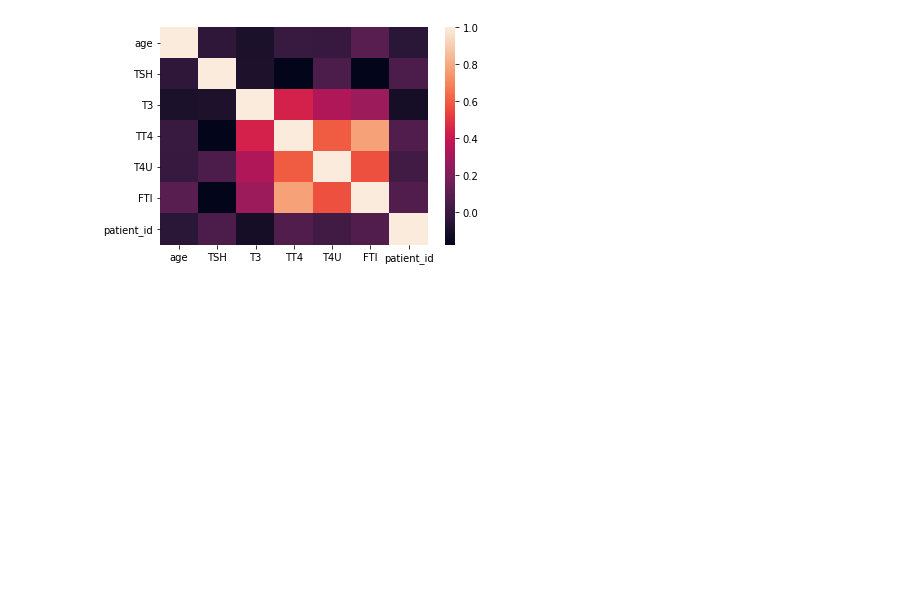
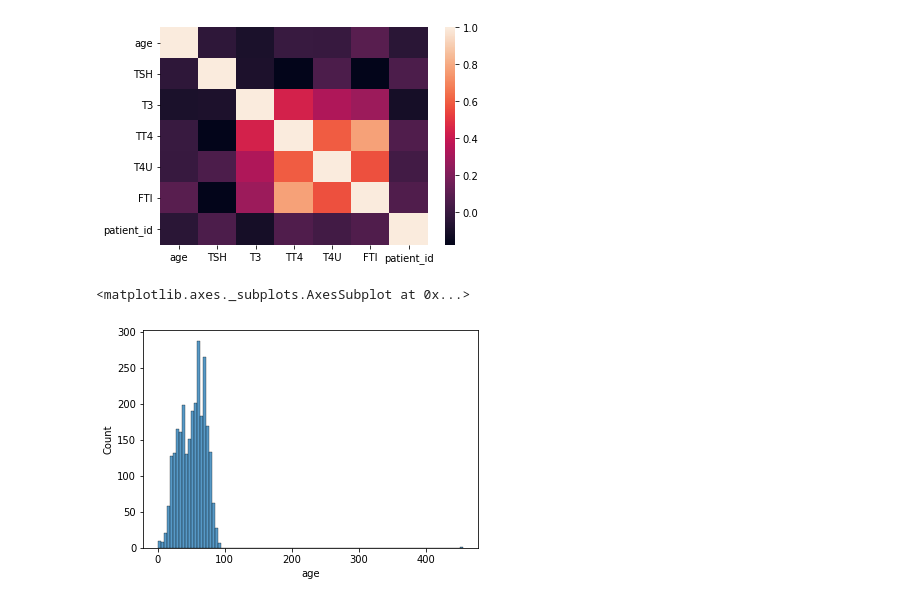
Before and after one commit to Naif-Ganadily/Thyroid_Disease_Classification, a Jupyter notebook: Thyroid_Disease_Classification.ipynb, the cells around one changed output. Drawn from its saved outputs; the diff is of its cells as text; code cells hidden in the pictures; blank space fills up the shorter version.

```diff
--- a/Thyroid_Disease_Classification.ipynb
+++ b/Thyroid_Disease_Classification.ipynb
@@ -396,3 +396,8 @@ sns.heatmap(df2.corr())
 # %% [output]
 <matplotlib.axes._subplots.AxesSubplot at 0x...>
 [figure]
+# %%
+sns.histplot(df2, x="age")
+# %% [output]
+<matplotlib.axes._subplots.AxesSubplot at 0x...>
+[figure, added]
```
Also changed, not shown: parts of 7 cells of this notebook.
